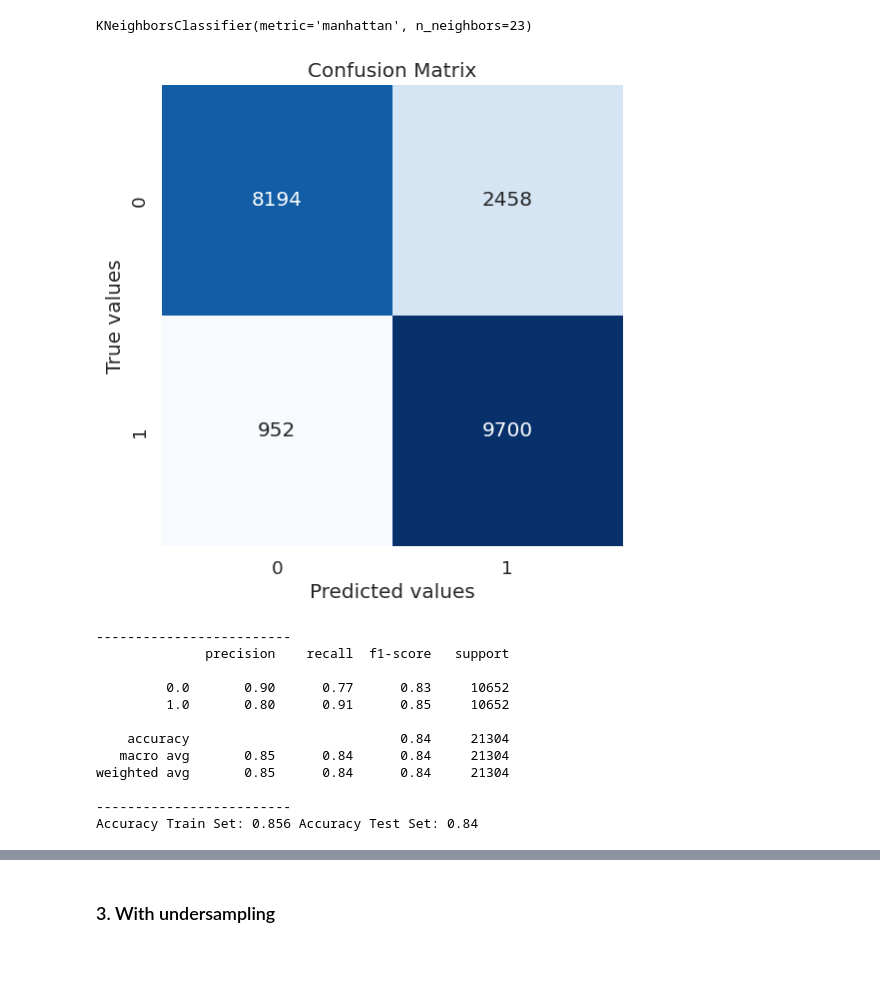
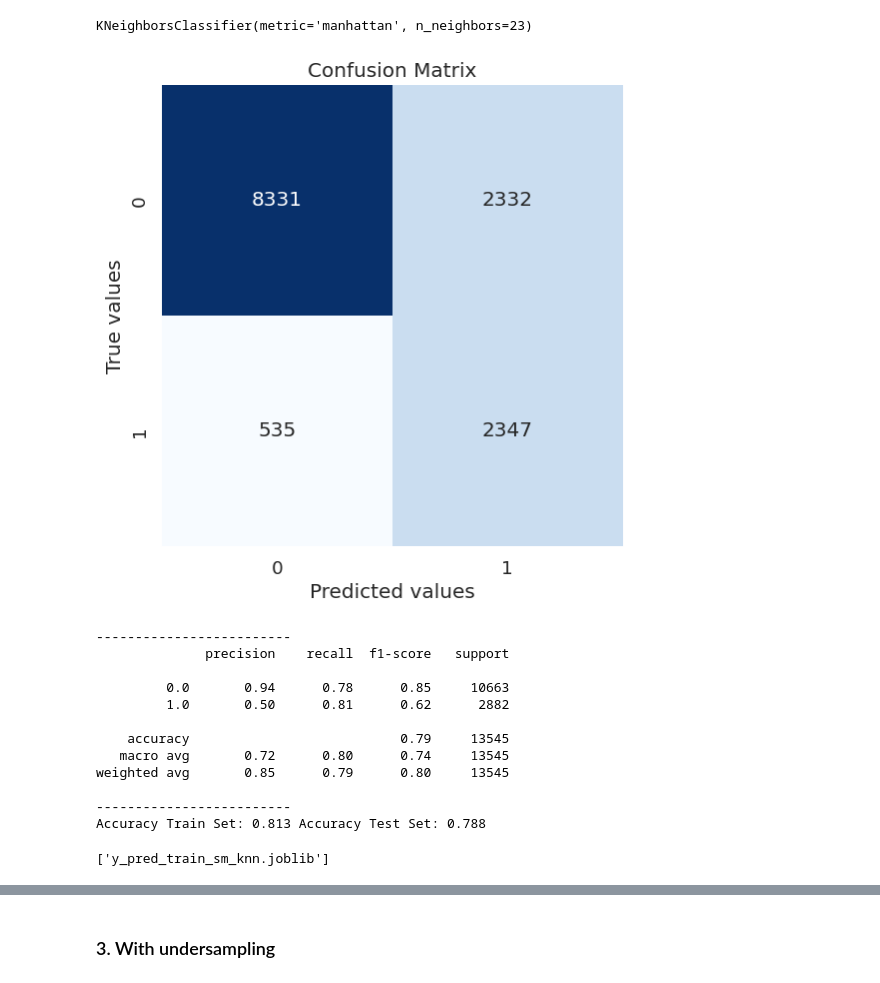
Before and after one commit to claudiawiese/weather_project, a Jupyter notebook: notebooks/MLModels/KNN_Modelling.ipynb, the cells around one changed output, grey strips where cells are left out. Saved outputs shown, nothing was run; the diff lists cells and outputs as text; code cells hidden in the pictures.

```diff
--- a/notebooks/MLModels/KNN_Modelling.ipynb
+++ b/notebooks/MLModels/KNN_Modelling.ipynb
@@ -21,7 +21,7 @@ from imblearn.under_sampling import RandomUnderSampler
 from joblib import dump, load
 from tabulate import tabulate
 # %%
-df = pd.read_csv('weatherAUS_imputed.csv')
+df = pd.read_csv('../../Data/processed/weatherAUS_imputed.csv')
 df.head()
 # %% [output]
 |  | Date | Location | Year | Month | RainToday | RainTomorrow | Rainfall | Evaporation | Sunshine | ... |
@@ -32,9 +32,9 @@ df.head()
 | 4 | 2009-01-05 | Cobar | 2009 | 1 | 0.0 | 0.0 | -0.254034 | 1.315454 | 1.205105 | ... |
 # %%
 #Before starting the modelling process we will define a function to display the confusion matrix and classification_report
-def confusion_matrix_classification_report(y_test, y_pred_test, y_train, y_pred_train):
+def confusion_matrix_classification_report(test, pred_test, train, pred_train):
     #calculate confusion matrix
-    conf_matrix = confusion_matrix(y_test, y_pred_test)
+    conf_matrix = confusion_matrix(test, pred_test)
 
     # Plot confusion matrix
     plt.figure(figsize=(8, 6))
@@ -46,7 +46,7 @@ def confusion_matrix_classification_report(y_test, y_pred_test, y_train, y_pred_
     plt.show()
 
     # Generate classification report
-    report = classification_report(y_test, y_pred_test)
+    report = classification_report(test, pred_test)
 
     # Print the classification report
     print('-------------------------')
@@ -54,8 +54,8 @@ def confusion_matrix_classification_report(y_test, y_pred_test, y_train, y_pred_
 
     # Calculate accuracy for both sets
     print('-------------------------')
-    train_accuracy = accuracy_score(y_train, y_pred_train)
-    test_accuracy = accuracy_score(y_test, y_pred_test)
+    train_accuracy = accuracy_score(train, pred_train)
+    test_accuracy = accuracy_score(test, pred_test)
     print("Accuracy Train Set:", np.round(train_accuracy,3), "Accuracy Test Set:", np.round(test_accuracy,3))
 # %% [markdown]
 ### K_nearest neighbors
@@ -199,4 +193,4 @@ Accuracy Train Set: 0.836 Accuracy Test Set: 0.817
 ### 2.2 SMOTE
 # %%
 smo = SMOTE()
-sample_sm = smo.fit_resample(data,target)
+X_sm, y_sm = smo.fit_resample(X_train,y_train)
@@ -205,29 +197,31 @@ X_train_sm, X_test_sm, y_train_sm, y_test_sm = train_test_split(sample_sm[0], sa
 # %%
 knn_sm = neighbors.KNeighborsClassifier(n_neighbors=23, metric="manhattan")
-knn_sm.fit(X_train_sm, y_train_sm)
+knn_sm.fit(X_sm, y_sm)
 # %% [output]
 KNeighborsClassifier(metric='manhattan', n_neighbors=23)
 # %%
-y_pred_sm = knn_sm.predict(X_test_sm)
-y_pred_train_sm = knn_sm.predict(X_train_sm)
-confusion_matrix_classification_report(y_test_sm, y_pred_sm, y_train_sm, y_pred_train_sm)
+y_pred_sm = knn_sm.predict(X_test)
+y_pred_train_sm = knn_sm.predict(X_train)
+confusion_matrix_classification_report(y_test, y_pred_sm, y_train, y_pred_train_sm)
 # %% [output]
-[figure, old version]
+[figure, new version]
 -------------------------
               precision    recall  f1-score   support
 
-         0.0       0.90      0.77      0.83     10652
-         1.0       0.80      0.91      0.85     10652
+         0.0       0.94      0.78      0.85     10663
+         1.0       0.50      0.81      0.62      2882
 
-    accuracy                           0.84     21304
-   macro avg       0.85      0.84      0.84     21304
-weighted avg       0.85      0.84      0.84     21304
+    accuracy                           0.79     13545
+   macro avg       0.72      0.80      0.74     13545
+weighted avg       0.85      0.79      0.80     13545
 
 -------------------------
-Accuracy Train Set: 0.856 Accuracy Test Set: 0.84
+Accuracy Train Set: 0.813 Accuracy Test Set: 0.788
 # %%
 dump(y_pred_sm, 'y_pred_sm_knn.joblib')
 dump(y_pred_train_sm, 'y_pred_train_sm_knn.joblib')
+# %% [output]
+['y_pred_train_sm_knn.joblib']
 # %%
 y_pred_sm_knn = load('y_pred_sm_knn.joblib')
 y_pred_train_sm_knn = load('y_pred_train_sm_knn.joblib')
```
Also changed, not shown: parts of 24 cells of this notebook, 1 other file.
